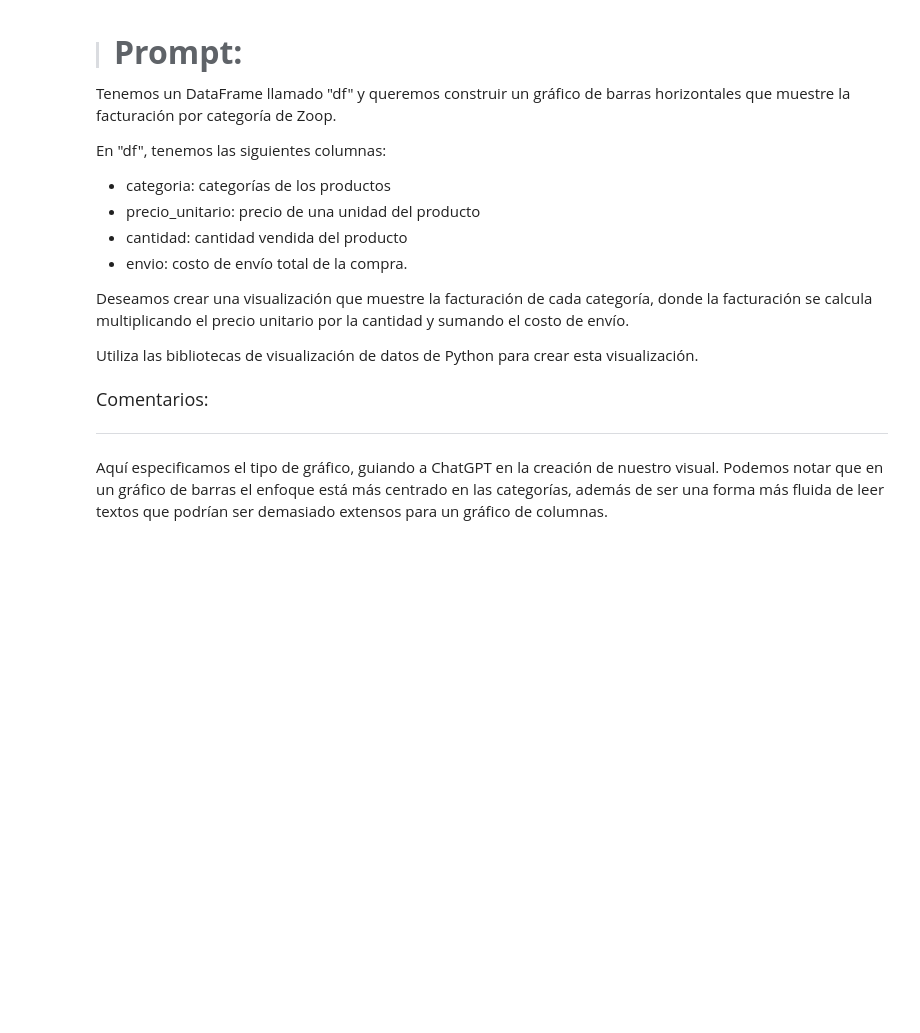
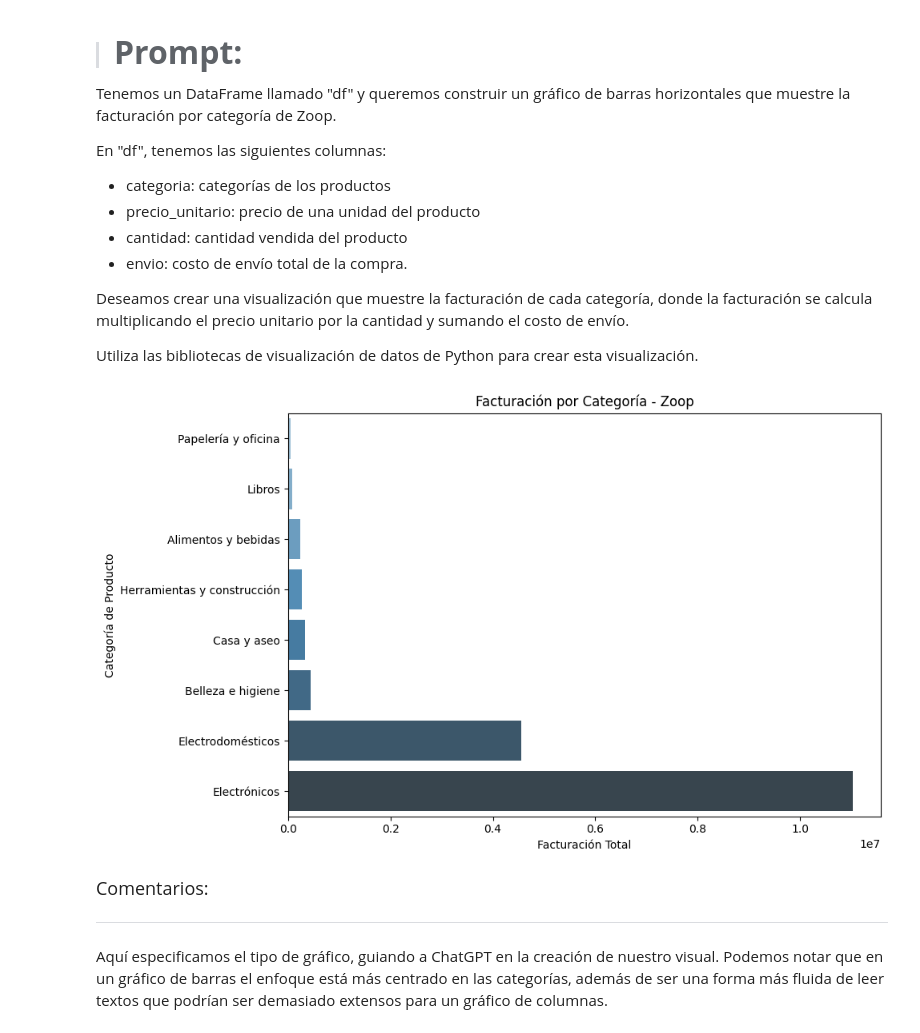
Before and after one commit to AngelTroncoso/Data_Science, a Jupyter notebook: 10_IA_aplicada_a_ciencia_de_datos.ipynb, the cells around one changed output. Saved outputs shown, nothing was run; the diff lists cells and outputs as text; code cells hidden in the pictures; blank space fills up the shorter version.

```diff
--- a/10_IA_aplicada_a_ciencia_de_datos.ipynb
+++ b/10_IA_aplicada_a_ciencia_de_datos.ipynb
@@ -674,6 +702,29 @@ En "df", tenemos las siguientes columnas:
 Deseamos crear una visualización que muestre la facturación de cada categoría, donde la facturación se calcula multiplicando el precio unitario por la cantidad y sumando el costo de envío.
 
 Utiliza las bibliotecas de visualización de datos de Python para crear esta visualización.
+# %%
+import pandas as pd
+import matplotlib.pyplot as plt
+import seaborn as sns
+
+# Paso 1: Calcular facturación por fila
+df['facturacion'] = (df['precio_unitario'] * df['cantidad']) + df['envio']
+
+# Paso 2: Agrupar por categoría y sumar facturación
+facturacion_por_categoria = df.groupby('categoria')['facturacion'].sum().reset_index().sort_values(by='facturacion', ascending=True)
+
+# Paso 3: Crear gráfico de barras horizontales
+plt.figure(figsize=(10, 6))
+sns.barplot(data=facturacion_por_categoria, y='categoria', x='facturacion', palette='Blues_d')
+
+# Estética del gráfico
+plt.title('Facturación por Categoría - Zoop')
+plt.xlabel('Facturación Total')
+plt.ylabel('Categoría de Producto')
+plt.tight_layout()
+plt.show()
+# %% [output]
+[figure, added]
 # %% [markdown]
 <font color="7b71ff" size=4> Comentarios: </font>
 
```
Also changed, not shown: parts of 5 cells of this notebook.
